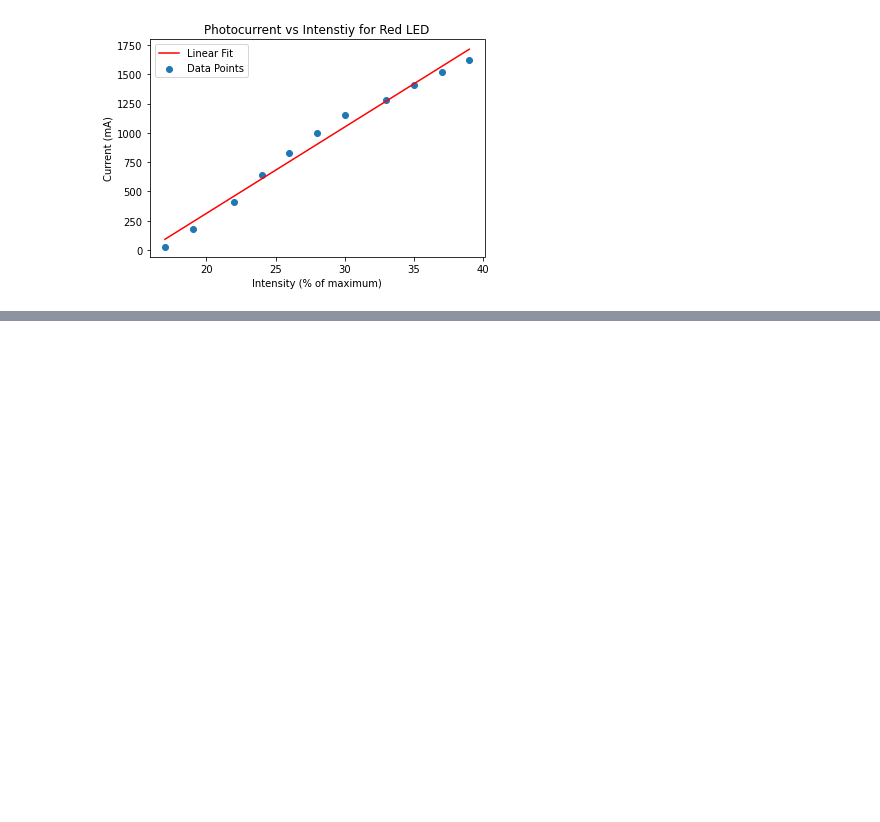
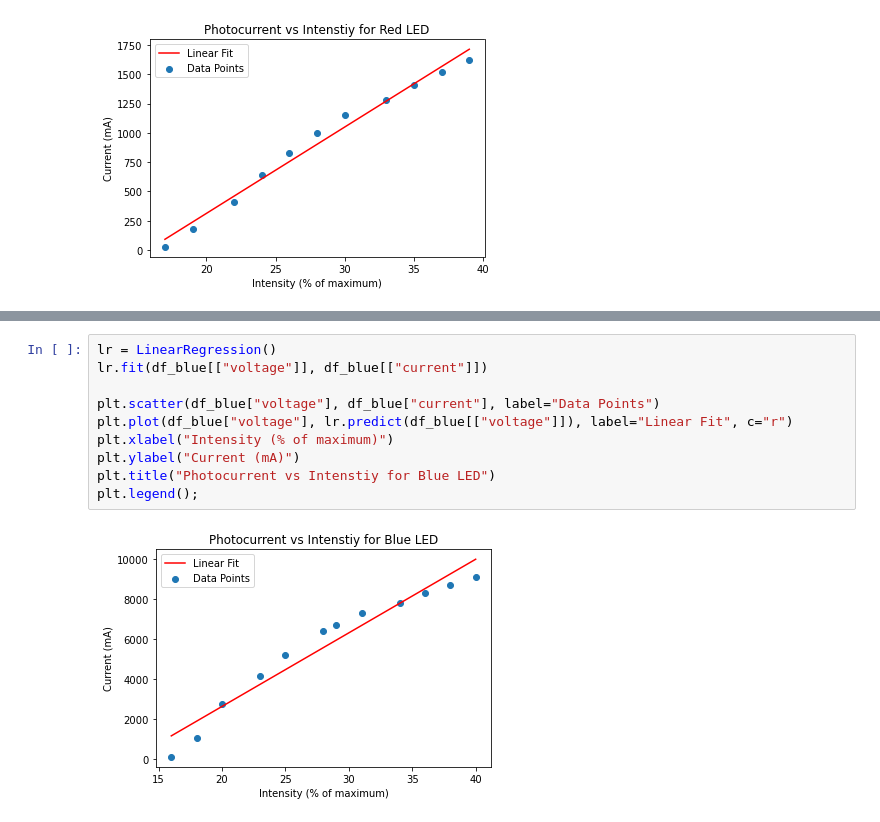
Before and after one commit to evilpegasus/physics5cl, a Jupyter notebook: lab4/5.ipynb, the cells around one changed output, grey strips where cells are left out. Drawn from its saved outputs; the diff is of its cells as text; blank space fills up the shorter version.

```diff
--- a/lab4/5.ipynb
+++ b/lab4/5.ipynb
@@ -38,0 +45,12 @@ plt.legend();
+# %%
+lr = LinearRegression()
+lr.fit(df_blue[["voltage"]], df_blue[["current"]])
+
+plt.scatter(df_blue["voltage"], df_blue["current"], label="Data Points")
+plt.plot(df_blue["voltage"], lr.predict(df_blue[["voltage"]]), label="Linear Fit", c="r")
+plt.xlabel("Intensity (% of maximum)")
+plt.ylabel("Current (mA)")
+plt.title("Photocurrent vs Intenstiy for Blue LED")
+plt.legend();
+# %% [output]
+[figure, added]
```
Also changed, not shown: parts of 2 cells of this notebook.
